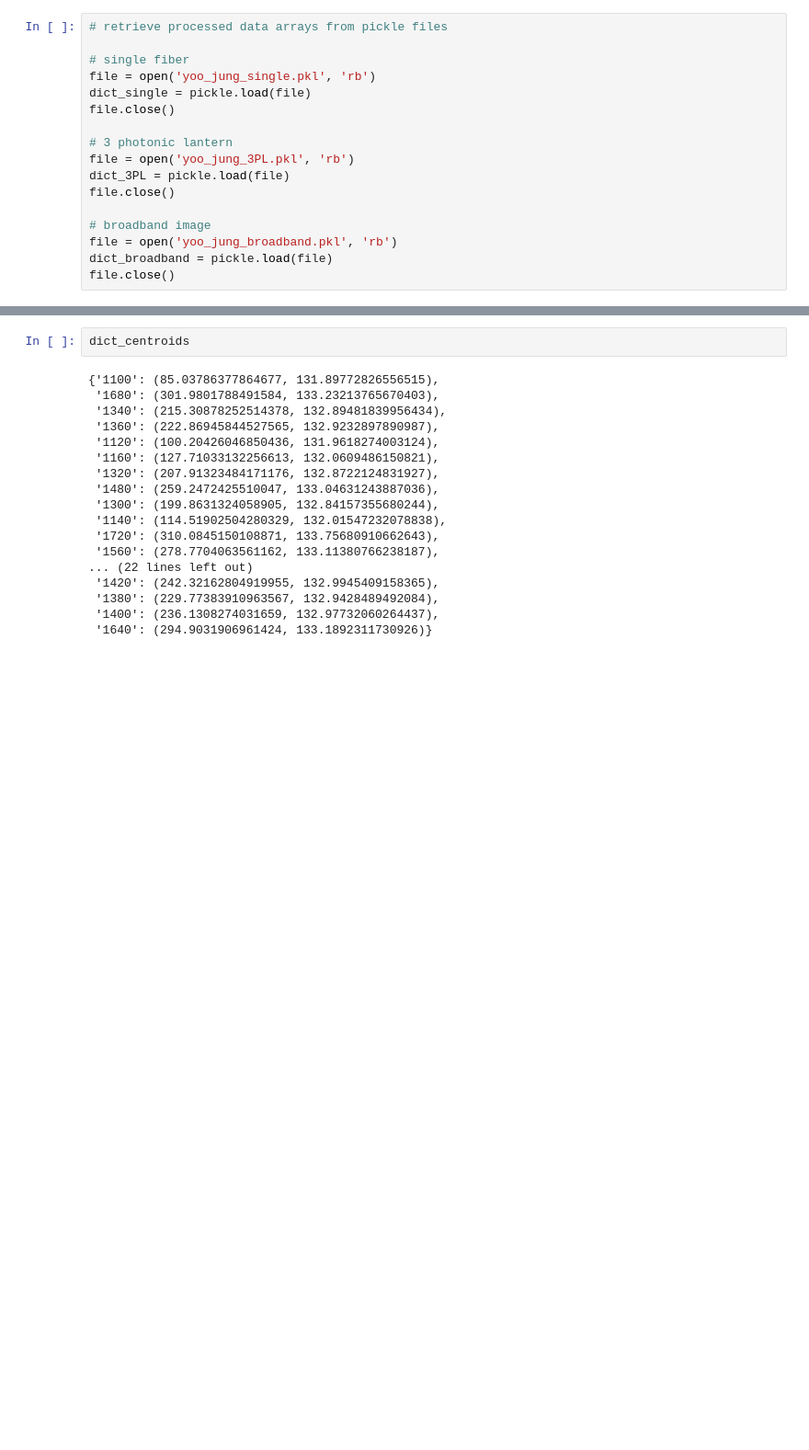
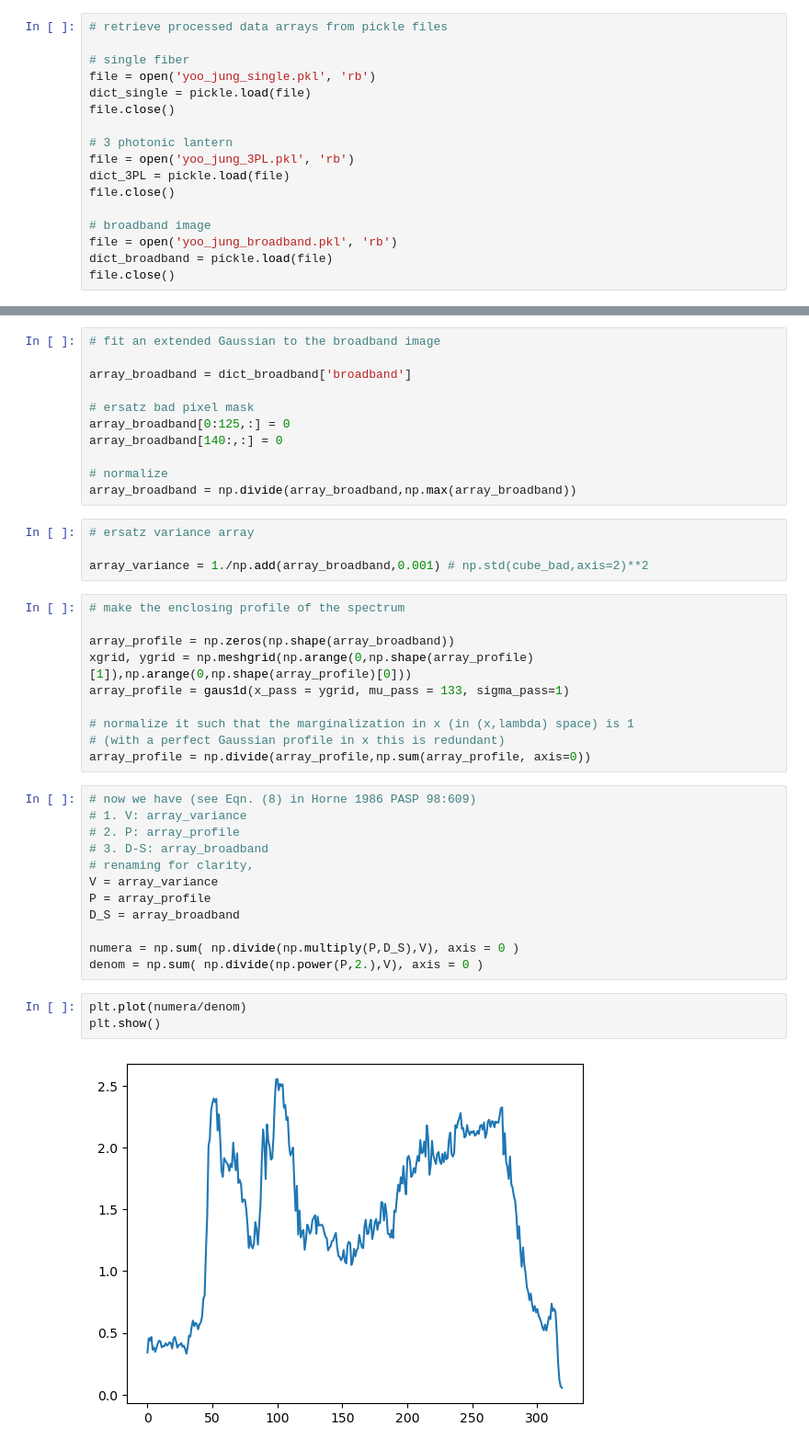
Before and after one commit to mwanakijiji/photonics_spectroscopy, a Jupyter notebook: notebooks_for_development/simple_classical_extraction.ipynb, the cells around one changed output, grey strips where cells are left out. Shown: that part at 92% size. Drawn from its saved outputs; the diff is of its cells as text; blank space fills up the shorter version.

Commit message:
notebook extraction working a la Horne 1986

```diff
--- a/notebooks_for_development/simple_classical_extraction.ipynb
+++ b/notebooks_for_development/simple_classical_extraction.ipynb
@@ -110,20 +85,42 @@ for key in dict_single:
-# %%
-dict_centroids
-# %% [output]
-{'1100': (85.03786377864677, 131.89772826556515),
- '1680': (301.9801788491584, 133.23213765670403),
- '1340': (215.30878252514378, 132.89481839956434),
- '1360': (222.86945844527565, 132.9232897890987),
- '1120': (100.20426046850436, 131.9618274003124),
- '1160': (127.71033132256613, 132.0609486150821),
- '1320': (207.91323484171176, 132.8722124831927),
- '1480': (259.2472425510047, 133.04631243887036),
- '1300': (199.8631324058905, 132.84157355680244),
- '1140': (114.51902504280329, 132.01547232078838),
- '1720': (310.0845150108871, 133.75680910662643),
- '1560': (278.7704063561162, 133.11380766238187),
-... (22 lines left out)
- '1420': (242.32162804919955, 132.9945409158365),
- '1380': (229.77383910963567, 132.9428489492084),
- '1400': (236.1308274031659, 132.97732060264437),
- '1640': (294.9031906961424, 133.1892311730926)}
+# %%
+# fit an extended Gaussian to the broadband image
+
+array_broadband = dict_broadband['broadband']
+
+# ersatz bad pixel mask
+array_broadband[0:125,:] = 0
+array_broadband[140:,:] = 0
+
+# normalize
+array_broadband = np.divide(array_broadband,np.max(array_broadband))
+# %%
+# ersatz variance array
+
+array_variance = 1./np.add(array_broadband,0.001) # np.std(cube_bad,axis=2)**2
+# %%
+# make the enclosing profile of the spectrum
+
+array_profile = np.zeros(np.shape(array_broadband))
+xgrid, ygrid = np.meshgrid(np.arange(0,np.shape(array_profile)[1]),np.arange(0,np.shape(array_profile)[0]))
+array_profile = gaus1d(x_pass = ygrid, mu_pass = 133, sigma_pass=1)
+
+# normalize it such that the marginalization in x (in (x,lambda) space) is 1
+# (with a perfect Gaussian profile in x this is redundant)
+array_profile = np.divide(array_profile,np.sum(array_profile, axis=0))
+# %%
+# now we have (see Eqn. (8) in Horne 1986 PASP 98:609)
+# 1. V: array_variance
+# 2. P: array_profile
+# 3. D-S: array_broadband
+# renaming for clarity,
+V = array_variance
+P = array_profile
+D_S = array_broadband
+
+numera = np.sum( np.divide(np.multiply(P,D_S),V), axis = 0 )
+denom = np.sum( np.divide(np.power(P,2.),V), axis = 0 )
+# %%
+plt.plot(numera/denom)
+plt.show()
+# %% [output]
+[figure, added]
```
Also changed, not shown: parts of 7 cells of this notebook.
